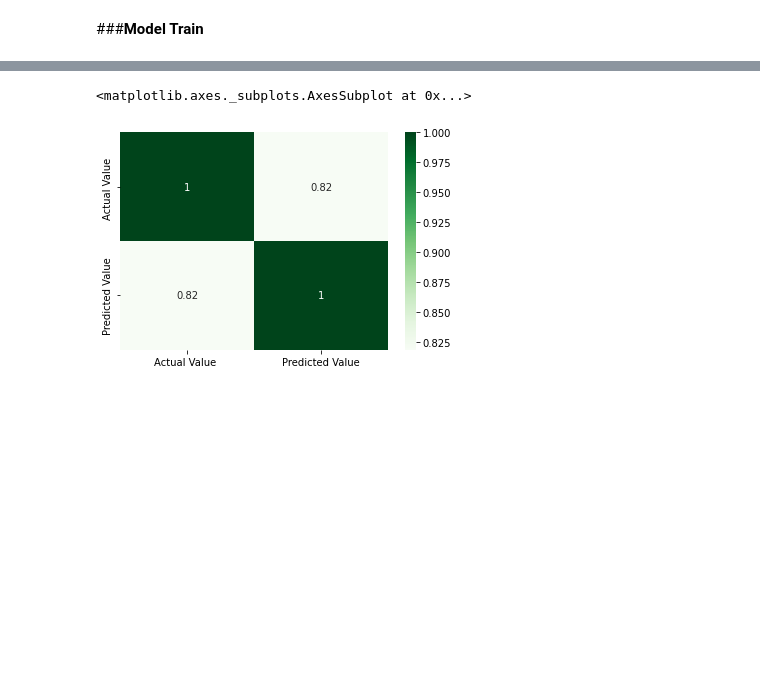
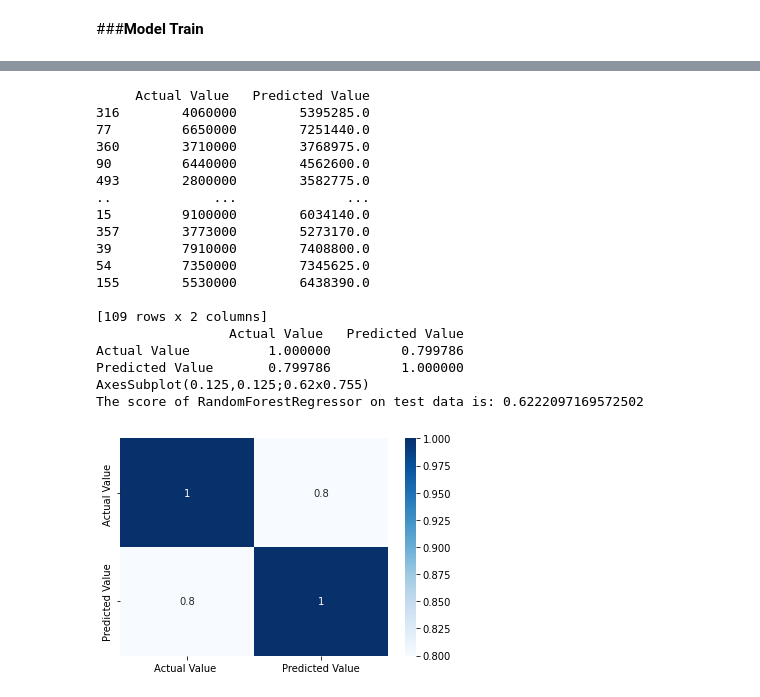
Before and after one commit to het1752/machine-learning, a Jupyter notebook: Housing_price_Prediction.ipynb, the cells around one changed output, grey strips where cells are left out. Saved outputs shown, nothing was run; the diff lists cells and outputs as text; code cells hidden in the pictures; blank space fills up the shorter version.

```diff
--- a/Housing_price_Prediction.ipynb
+++ b/Housing_price_Prediction.ipynb
@@ -368,6 +343,34 @@ pred_df.corr()
-# %%
-sns.heatmap(pred_df.corr(),annot=True,cmap="Greens")
-# %% [output]
-<matplotlib.axes._subplots.AxesSubplot at 0x...>
-[figure, removed]
+# %%
+#randomforest
+from sklearn.ensemble import RandomForestRegressor
+model1=RandomForestRegressor()
+model1.fit(x_train,y_train)
+pred_y1=model1.predict(x_test)
+pred_df=pd.DataFrame({"Actual Value ":y_test,"Predicted Value":pred_y1})
+print(pred_df)
+print(pred_df.corr())
+print(sns.heatmap(pred_df.corr(),annot=True,cmap="Blues"))
+test_score1 = model1.score(x_test, y_test)
+print("The score of RandomForestRegressor on test data is:", test_score1)
+# %% [output]
+     Actual Value   Predicted Value
+316        4060000        5395285.0
+77         6650000        7251440.0
+360        3710000        3768975.0
+90         6440000        4562600.0
+493        2800000        3582775.0
+..             ...              ...
+15         9100000        6034140.0
+357        3773000        5273170.0
+39         7910000        7408800.0
+54         7350000        7345625.0
+155        5530000        6438390.0
+
+[109 rows x 2 columns]
+                 Actual Value   Predicted Value
+Actual Value          1.000000         0.799786
+Predicted Value       0.799786         1.000000
+AxesSubplot(0.125,0.125;0.62x0.755)
+The score of RandomForestRegressor on test data is: 0.6222097169572502
+[figure, added]
 # %%
```
Also changed, not shown: parts of 21 cells of this notebook.
